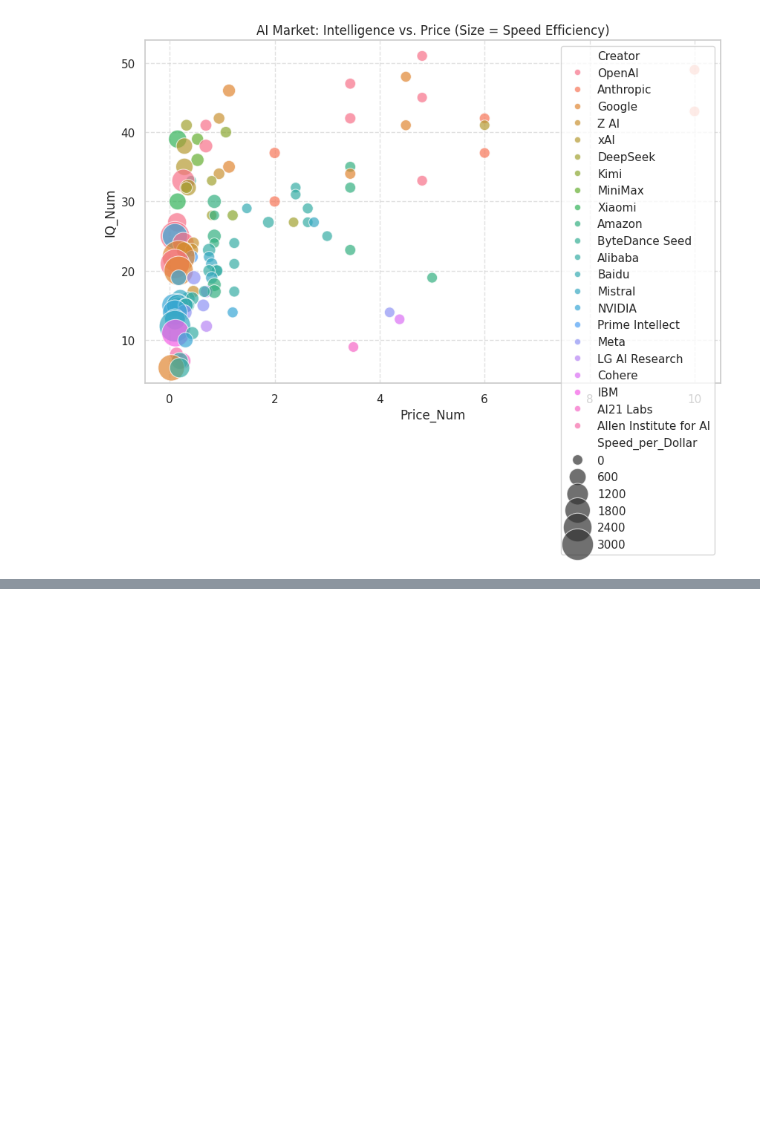
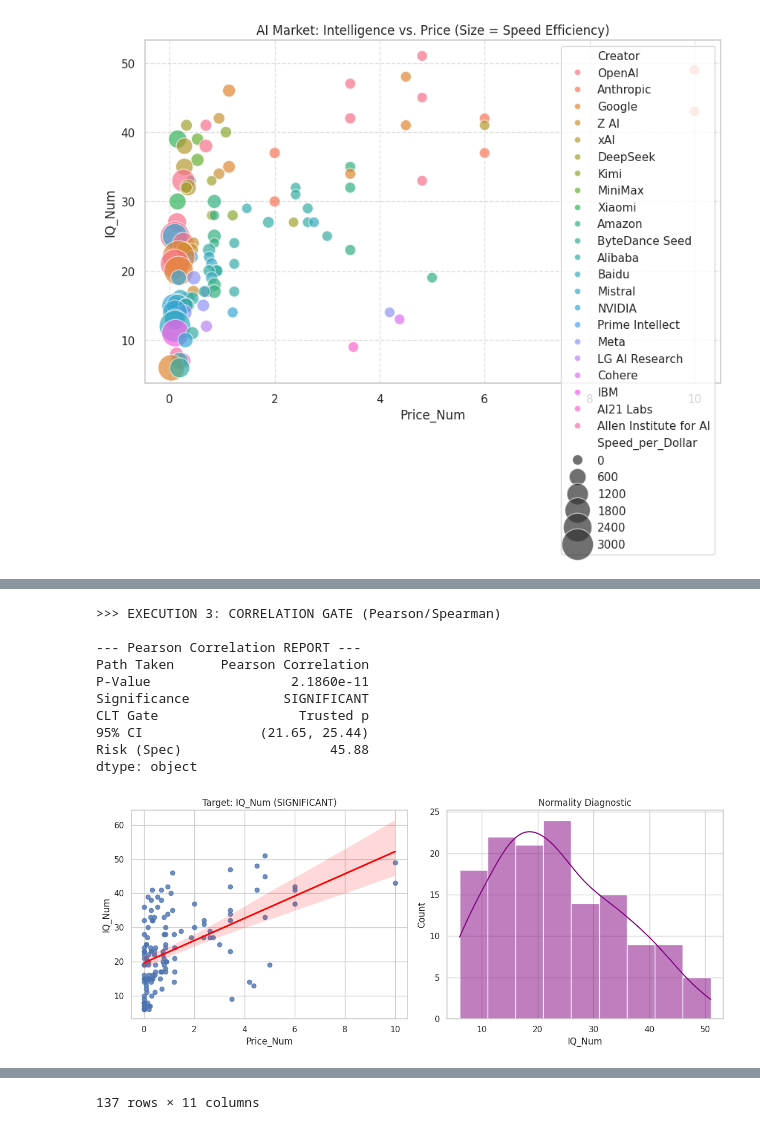
Before and after one commit to susanavenda/data_cambridge, a Jupyter notebook: ai_bench.ipynb, the cells around one changed output, grey strips where cells are left out. Cells and saved outputs as stored; diff of their text form; code cells hidden in the pictures; blank space fills up the shorter version.

```diff
--- a/ai_bench.ipynb
+++ b/ai_bench.ipynb
@@ -422,0 +600,21 @@ xAI                           41.0   7.589466  45.409925
+# %%
+# --- EXECUTION 3: CORRELATION (Numerical vs Numerical) ---
+# Question: Does Price predict Intelligence? (The "missing" execution)
+print("\n>>> EXECUTION 3: CORRELATION GATE (Pearson/Spearman)")
+(df
+ .pipe(clean_numeric_cols)
+ .pipe(pipe_statistical_engine, x_col='Price_Num', y_col='IQ_Num')
+ .pipe(pipe_generate_report)
+ .pipe(pipe_visualize_diagnostics))
+# %% [output]
+>>> EXECUTION 3: CORRELATION GATE (Pearson/Spearman)
+
+--- Pearson Correlation REPORT ---
+Path Taken      Pearson Correlation
+P-Value                  2.1860e-11
+Significance            SIGNIFICANT
+CLT Gate                  Trusted p
+95% CI               (21.65, 25.44)
+Risk (Spec)                   45.88
+dtype: object
+[figure, added]
@@ -422,0 +633 @@ xAI                           41.0   7.589466  45.409925
+137 rows × 11 columns
```
Also changed, not shown: parts of 8 cells of this notebook.
